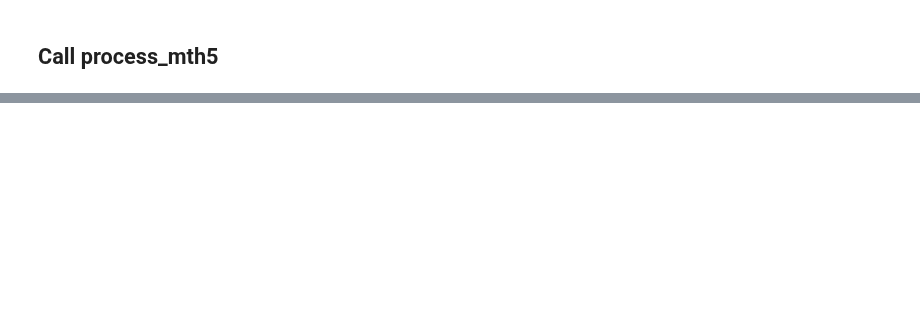
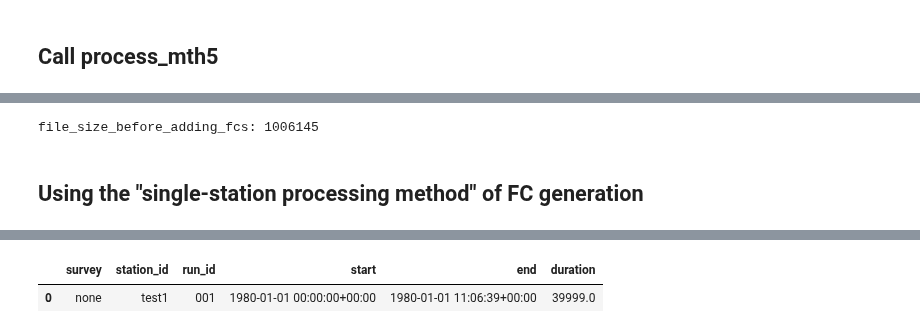
Before and after one commit to simpeg/aurora, a Jupyter notebook: docs/tutorials/synthetic_data_processing.ipynb, the cells around one changed output, grey strips where cells are left out. Drawn from its saved outputs; the diff is of its cells as text; code cells hidden in the pictures; blank space fills up the shorter version.

```diff
--- a/docs/tutorials/synthetic_data_processing.ipynb
+++ b/docs/tutorials/synthetic_data_processing.ipynb
@@ -144,0 +237,26 @@ tf_cls.write(fn=edi_file_base, file_type="edi")
+# %%
+file_size_before_adding_fcs = mth5_path.stat().st_size
+print(f"file_size_before_adding_fcs: {file_size_before_adding_fcs}")
+# %% [output]
+file_size_before_adding_fcs: 1006145
+# %% [markdown]
+## Using the "single-station processing method" of FC generation
+# %%
+# set  kernel_dataset to work on one station only
+kernel_dataset = KernelDataset()
+kernel_dataset.from_run_summary(run_summary, "test1", None)
+
+# Update the processing config
+
+cc = ConfigCreator()
+config = cc.create_from_kernel_dataset(kernel_dataset)
+
+# tell the config to save the FCs
+for dec in config.decimations:
+    dec.save_fcs = True
+    dec.save_fcs_type = "h5"
+
+# you can export the config to a json by uncommenting the following line
+# cfg_json = config.to_json()
+kernel_dataset.mini_summary
+# %% [output]
@@ -144,0 +264,2 @@ tf_cls.write(fn=edi_file_base, file_type="edi")
+|  | survey | station_id | run_id | start | end | duration |
+| 0 | none | test1 | 001 | 1980-01-01 00:00:00+00:00 | 1980-01-01 11:06:39+00:00 | 39999.0 |
```
Also changed, not shown: parts of 24 cells of this notebook.
